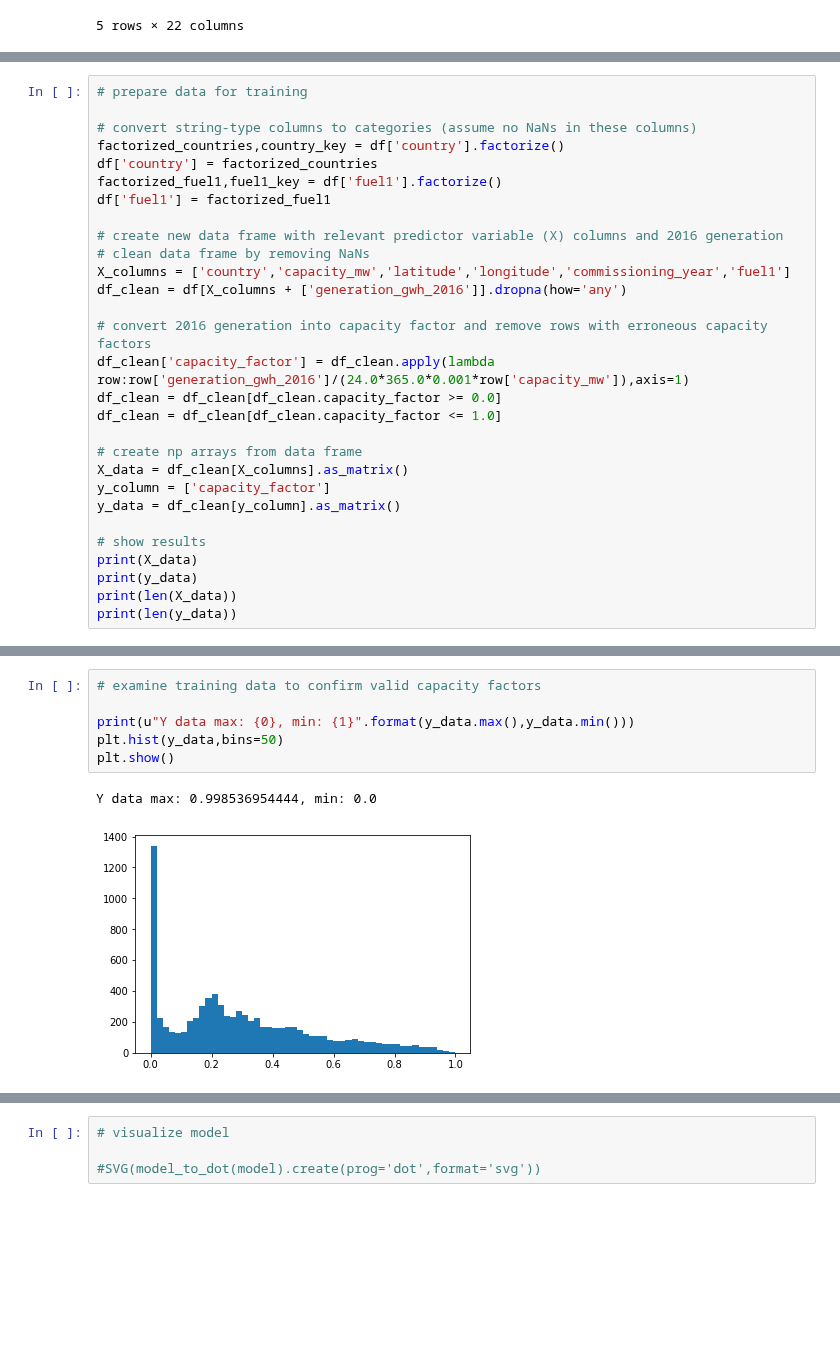
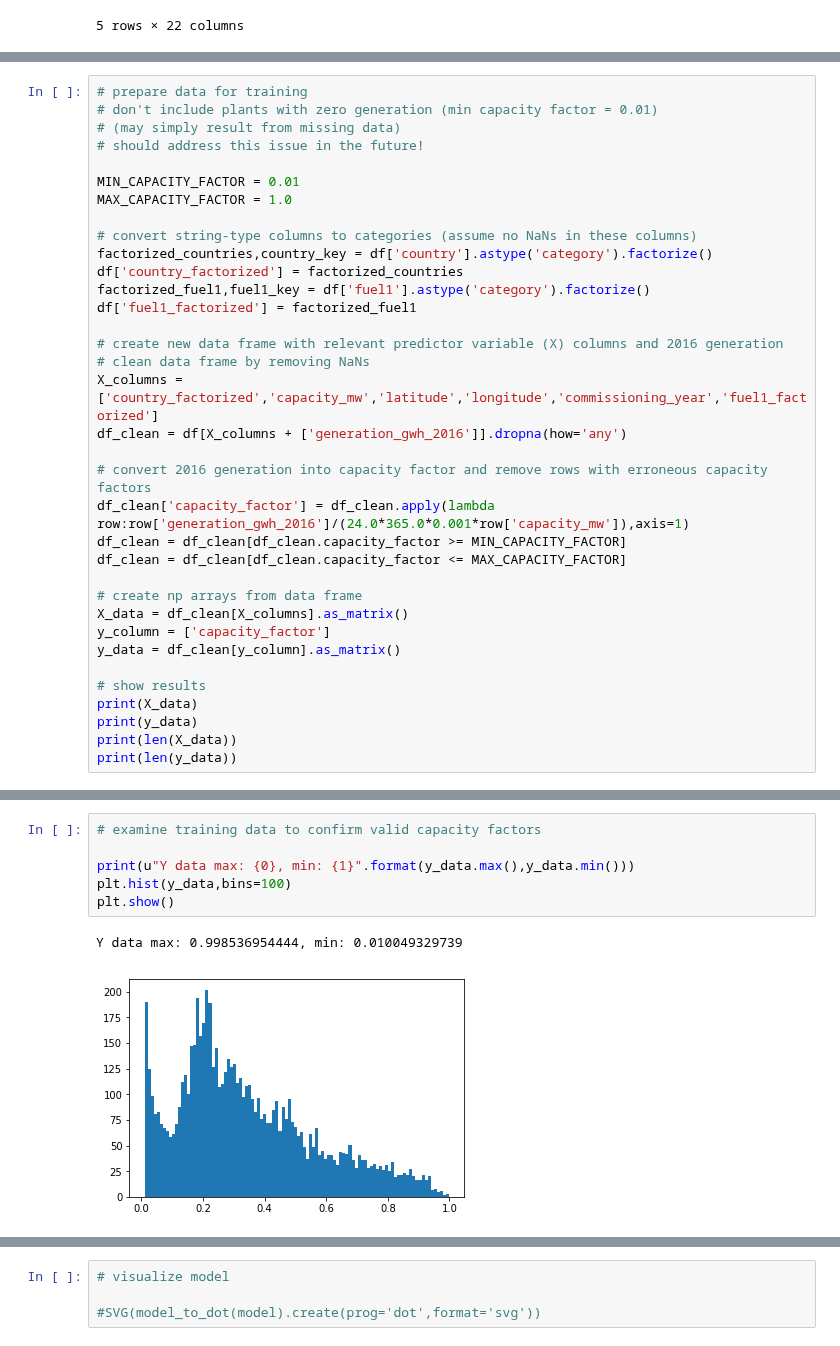
Before and after one commit to wri/global-power-plant-database, a Jupyter notebook: utils/estimate_generation/estimate_generation_v2.ipynb, the cells around one changed output, grey strips where cells are left out. Drawn from its saved outputs; the diff is of its cells as text; blank space fills up the shorter version.

Commit message:
update generation estimation

```diff
--- a/utils/estimate_generation/estimate_generation_v2.ipynb
+++ b/utils/estimate_generation/estimate_generation_v2.ipynb
@@ -78,22 +83,28 @@ estimated_generation_gwh    24633
 dtype: int64
 # %%
 # prepare data for training
+# don't include plants with zero generation (min capacity factor = 0.01)
+# (may simply result from missing data)
+# should address this issue in the future!
+
+MIN_CAPACITY_FACTOR = 0.01
+MAX_CAPACITY_FACTOR = 1.0
 
 # convert string-type columns to categories (assume no NaNs in these columns)
-factorized_countries,country_key = df['country'].factorize()
-df['country'] = factorized_countries
-factorized_fuel1,fuel1_key = df['fuel1'].factorize()
-df['fuel1'] = factorized_fuel1
+factorized_countries,country_key = df['country'].astype('category').factorize()
+df['country_factorized'] = factorized_countries
+factorized_fuel1,fuel1_key = df['fuel1'].astype('category').factorize()
+df['fuel1_factorized'] = factorized_fuel1
 
 # create new data frame with relevant predictor variable (X) columns and 2016 generation
 # clean data frame by removing NaNs
-X_columns = ['country','capacity_mw','latitude','longitude','commissioning_year','fuel1']
+X_columns = ['country_factorized','capacity_mw','latitude','longitude','commissioning_year','fuel1_factorized']
 df_clean = df[X_columns + ['generation_gwh_2016']].dropna(how='any')
 
 # convert 2016 generation into capacity factor and remove rows with erroneous capacity factors
 df_clean['capacity_factor'] = df_clean.apply(lambda row:row['generation_gwh_2016']/(24.0*365.0*0.001*row['capacity_mw']),axis=1)
-df_clean = df_clean[df_clean.capacity_factor >= 0.0]
-df_clean = df_clean[df_clean.capacity_factor <= 1.0]
+df_clean = df_clean[df_clean.capacity_factor >= MIN_CAPACITY_FACTOR]
+df_clean = df_clean[df_clean.capacity_factor <= MAX_CAPACITY_FACTOR]
 
 # create np arrays from data frame
 X_data = df_clean[X_columns].as_matrix()
@@ -126,10 +136,10 @@ print(len(y_data))
 # %%
 # examine training data to confirm valid capacity factors
 
 print(u"Y data max: {0}, min: {1}".format(y_data.max(),y_data.min()))
-plt.hist(y_data,bins=50)
+plt.hist(y_data,bins=100)
 plt.show()
 # %% [output]
-Y data max: 0.998536954444, min: 0.0
+Y data max: 0.998536954444, min: 0.010049329739
-[figure, old version]
+[figure, new version]
 # %%
```
Also changed, not shown: parts of 17 cells of this notebook, 6 other files.
